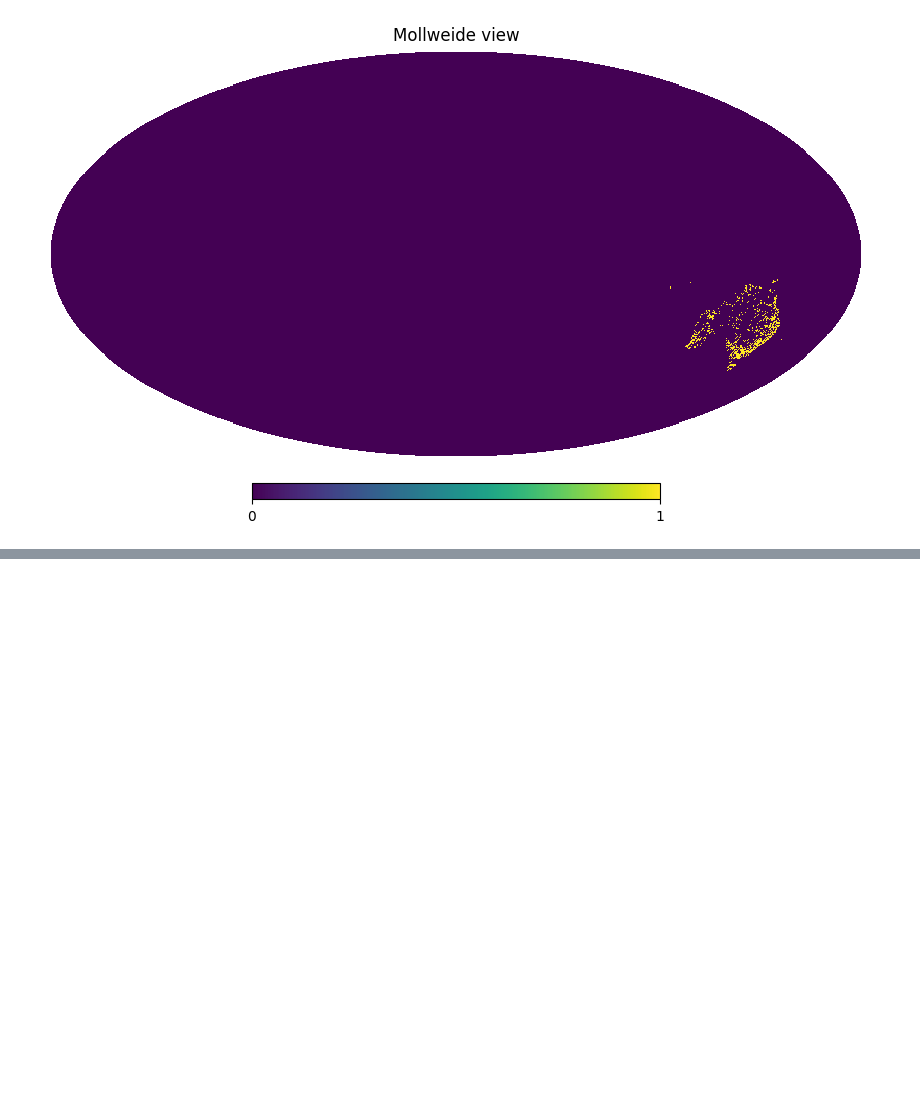
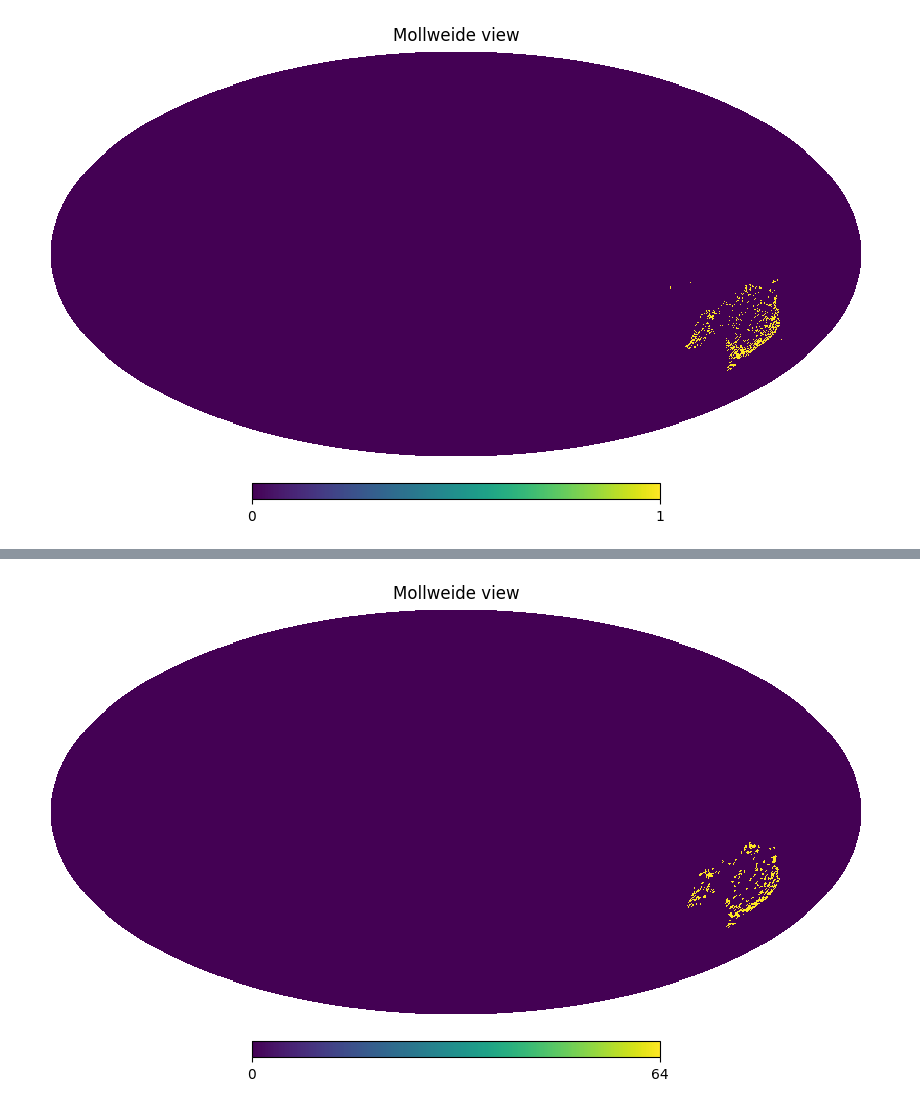
Before and after one commit to Bharatcs/rfi, a Jupyter notebook: Project/AUS_validate.ipynb, the cells around one changed output, grey strips where cells are left out. Drawn from its saved outputs; the diff is of its cells as text; code cells hidden in the pictures; blank space fills up the shorter version.

```diff
--- a/Project/AUS_validate.ipynb
+++ b/Project/AUS_validate.ipynb
@@ -178,0 +318,7 @@ print(accuracy,precision,recall)
+# %%
+synthno=np.zeros(hp.nside2npix(128))
+for i in genpix:
+    synthno[i]+=1
+hp.mollview(synthno,flip='geo',norm='hist')
+# %% [output]
+[figure, added]
```
Also changed, not shown: parts of 13 cells of this notebook, 1 other file.
